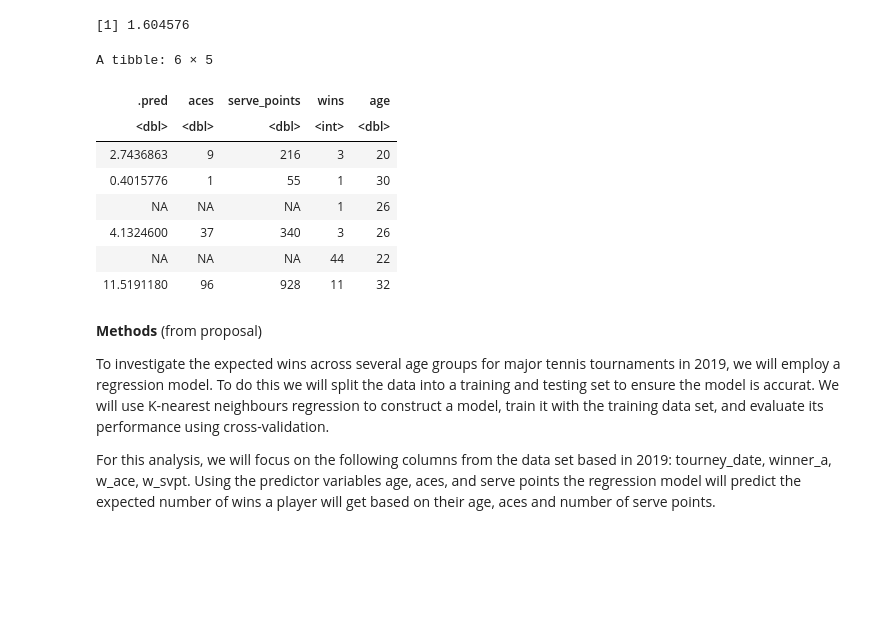
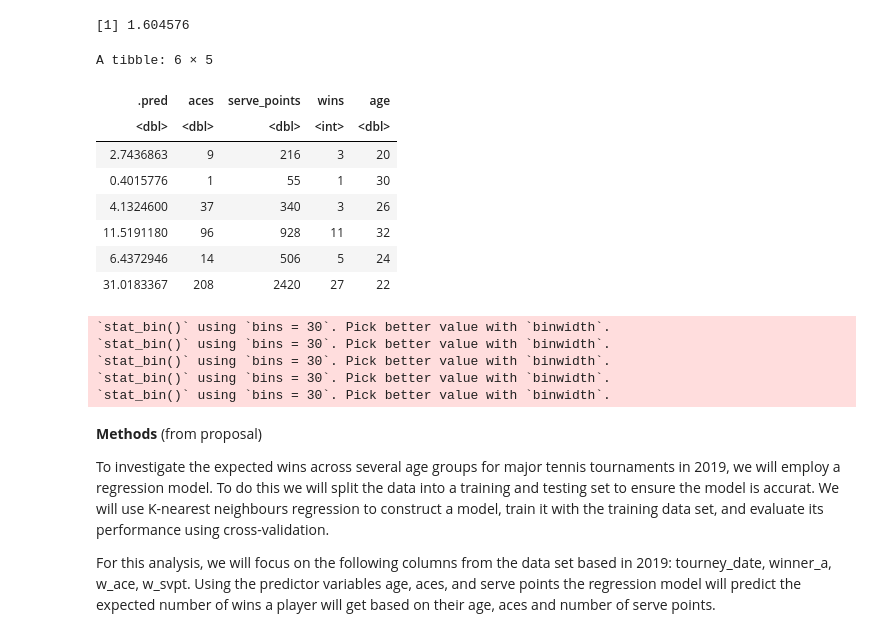
Before and after one commit to Wjolff/dsci-100-project-group20, a Jupyter notebook: group_project_proposal.ipynb, the cells around one changed output. Saved outputs shown, nothing was run; the diff lists cells and outputs as text; code cells hidden in the pictures; blank space fills up the shorter version.

Commit message:
add plot matrix for test dataset

```diff
--- a/group_project_proposal.ipynb
+++ b/group_project_proposal.ipynb
@@ -349,19 +349,36 @@ atp_rmse
 # %%
 # results for test data
 atp_test_preds <- atp_lm_fit |>
     predict(atp_testing) |>
-    bind_cols(atp_testing)
+    bind_cols(atp_testing) |>
+    na.omit()
 head(atp_test_preds)
 # %% [output]
 A tibble: 6 × 5
 | .pred | aces | serve_points | wins | age |
 | <dbl> | <dbl> | <dbl> | <int> | <dbl> |
 | 2.7436863 | 9 | 216 | 3 | 20 |
 | 0.4015776 | 1 | 55 | 1 | 30 |
-| NA | NA | NA | 1 | 26 |
 | 4.1324600 | 37 | 340 | 3 | 26 |
-| NA | NA | NA | 44 | 22 |
 | 11.5191180 | 96 | 928 | 11 | 32 |
+| 6.4372946 | 14 | 506 | 5 | 24 |
+| 31.0183367 | 208 | 2420 | 27 | 22 |
+# %%
+options(repr.plot.width = 10, repr.plot.height = 10)
+
+atp_test_matrix <- atp_test_preds |>
+    ggpairs(
+        lower = list(continuous = wrap('points', alpha = 0.4)),
+        diag = list(continuous = "barDiag")
+    ) +
+    theme(text = element_text(size = 12))
+atp_test_matrix
+# %% [output]
+`stat_bin()` using `bins = 30`. Pick better value with `binwidth`.
+`stat_bin()` using `bins = 30`. Pick better value with `binwidth`.
+`stat_bin()` using `bins = 30`. Pick better value with `binwidth`.
+`stat_bin()` using `bins = 30`. Pick better value with `binwidth`.
+`stat_bin()` using `bins = 30`. Pick better value with `binwidth`.
 # %% [markdown]
 **Methods** (from proposal)
 
```
